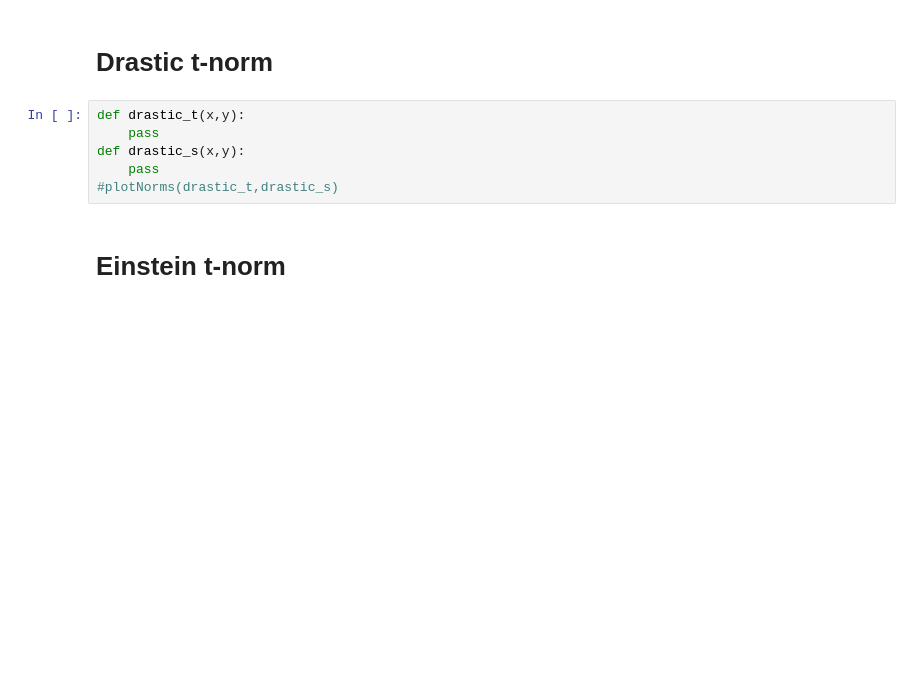
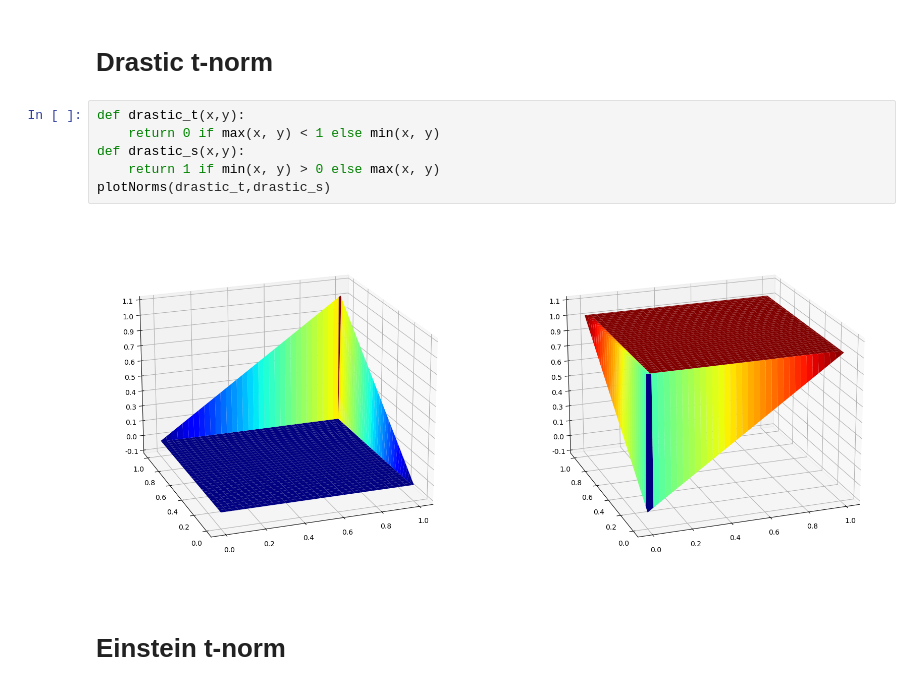
Before and after one commit to DonChaka/MSI, a Jupyter notebook: Najczęściej stosowane t-normy.ipynb, the cells around one changed output. Drawn from its saved outputs; the diff is of its cells as text; blank space fills up the shorter version.

```diff
--- a/Najczęściej stosowane t-normy.ipynb
+++ b/Najczęściej stosowane t-normy.ipynb
@@ -77,10 +77,12 @@ plotNorms(fodor_t,fodor_s)
 <H1>Drastic t-norm</H1>
 # %%
 def drastic_t(x,y):
-    pass
+    return 0 if max(x, y) < 1 else min(x, y)
 def drastic_s(x,y):
-    pass
-#plotNorms(drastic_t,drastic_s)
+    return 1 if min(x, y) > 0 else max(x, y)
+plotNorms(drastic_t,drastic_s)
+# %% [output]
+[figure, added]
 # %% [markdown]
 <H1>Einstein t-norm</H1>
 # %% [markdown]
```
Also changed, not shown: parts of 6 cells of this notebook, 2 other files.
